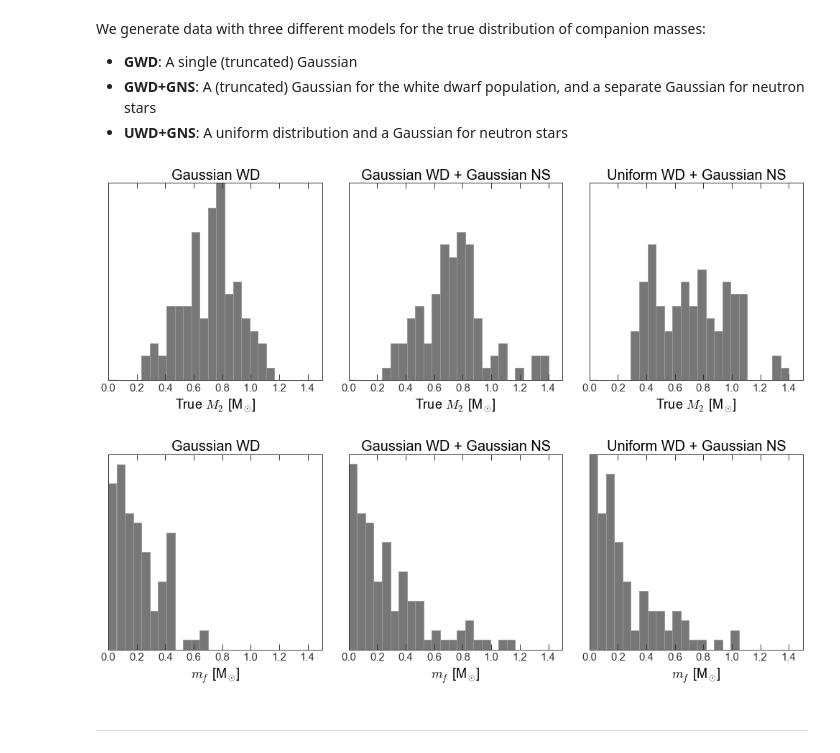
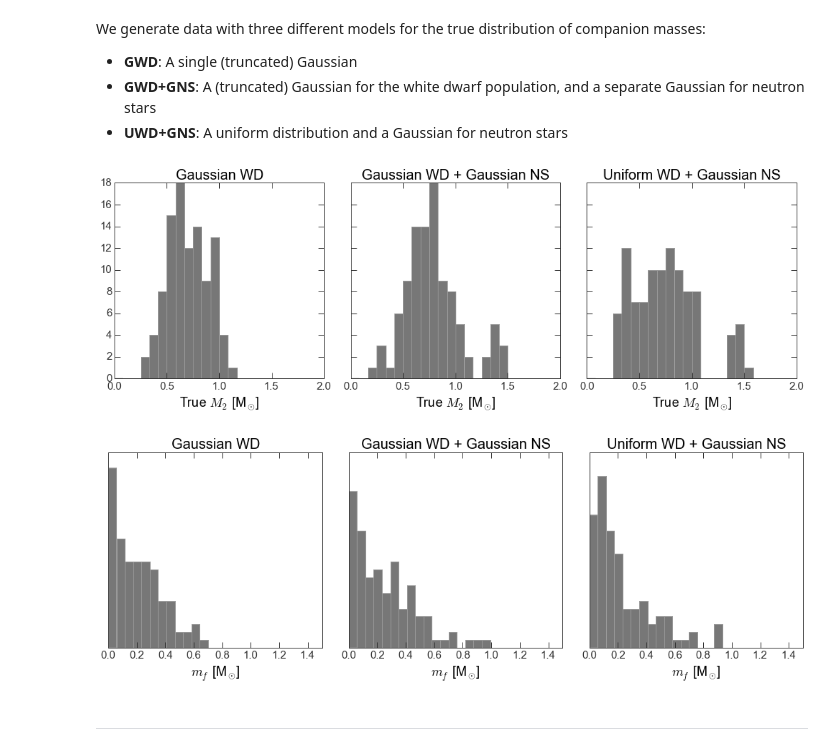
Before and after one commit to adrn/tilt-shift, a Jupyter notebook: notebooks/Paper figures.ipynb, the cells around one changed output. Cells and saved outputs as stored; diff of their text form; code cells hidden in the pictures.

```diff
--- a/notebooks/Paper figures.ipynb
+++ b/notebooks/Paper figures.ipynb
@@ -39,7 +39,7 @@ ndata = 100
 # Neutron star distribution properties (fixed)
 bounds_NS = (1.3, 2.) # Msun
 mean_NS = 1.4 # Msun
-stddev_NS = 0.1 # Msun
+stddev_NS = 0.05 # Msun
 # %% [markdown]
 We generate data with three different models for the true distribution of companion masses:
 * __GWD__: A single (truncated) Gaussian
@@ -59,7 +59,8 @@ def make_datasets(N, seed=None):
     params = OrderedDict()
 
     # generate random primary masses and inclination angles
-    m1 = np.random.uniform(0.2, 0.4, size=N) # Msun
+    # m1 = np.random.uniform(0.2, 0.4, size=N) # Msun
+    m1 = np.ones(N)*0.25
     sini = np.sin(np.arccos(1 - np.random.uniform(0.,1.,size=N))) # uniform in cos(i)
 
     # ------------------------------------------------------------------------------------------
@@ -94,19 +95,19 @@ def make_datasets(N, seed=None):
     p['mean_WD'] = 0.7 # Msun
     p['stddev_WD'] = 0.2 # Msun
     p['f_NS'] = 0.1 # 10% neutron stars
+    N_NS = int(N*p['f_NS'])
 
     # White dwarf companions
     a = (p['bounds_WD'][0] - p['mean_WD']) / p['stddev_WD']
     b = (p['bounds_WD'][1] - p['mean_WD']) / p['stddev_WD']
     gaussian = truncnorm(a, b, loc=p['mean_WD'], scale=p['stddev_WD'])
-    true_m2s = gaussian.rvs(N)
+    true_m2s = gaussian.rvs(N-N_NS)
 
     # Neutron stars companions
-    NS_ix = np.random.uniform(size=N) < p['f_NS']
     a = (bounds_NS[0] - mean_NS) / stddev_NS
     b = (bounds_NS[1] - mean_NS) / stddev_NS
     gaussian = truncnorm(a, b, loc=mean_NS, scale=stddev_NS)
-    true_m2s[NS_ix] = gaussian.rvs(sum(NS_ix))
+    true_m2s = np.append(true_m2s, gaussian.rvs(N_NS))
 
     d = dict()
     d['m1'] = m1
@@ -124,16 +125,16 @@ def make_datasets(N, seed=None):
     p['name'] = "Uniform WD + Gaussian NS"
     p['bounds_WD'] = (0.3, 1.1) # Msun
     p['f_NS'] = 0.1 # 10% neutron stars
+    N_NS = int(N*p['f_NS'])
 
     # White dwarf companions
-    true_m2s = np.random.uniform(p['bounds_WD'][0], p['bounds_WD'][1], size=N)
+    true_m2s = np.random.uniform(p['bounds_WD'][0], p['bounds_WD'][1], size=N-N_NS)
 
     # Neutron stars companions
-    NS_ix = np.random.uniform(size=N) < p['f_NS']
     a = (bounds_NS[0] - mean_NS) / stddev_NS
     b = (bounds_NS[1] - mean_NS) / stddev_NS
     gaussian = truncnorm(a, b, loc=mean_NS, scale=stddev_NS)
-    true_m2s[NS_ix] = gaussian.rvs(sum(NS_ix))
+    true_m2s = np.append(true_m2s, gaussian.rvs(N_NS))
 
     d = dict()
     d['m1'] = m1
@@ -147,20 +148,25 @@ def make_datasets(N, seed=None):
     return params, datasets
 # %%
 test_params,test_data = make_datasets(ndata, seed=42)
+# %%
+for k in test_params.keys():
+    td = test_data[k]
+    d = np.vstack((td['m1'], td['mf'], td['true_m2'], td['sini'])).T
+    np.savetxt("../data/test_{}_fixed_m1.dat".format(k), d, header='m1 mf true_m2 true_sini')
 # %%
 fig,axes = plt.subplots(1, 3, figsize=(14,5), sharex=True, sharey=True)
 
-bins = np.linspace(0.,1.4,25)
+bins = np.linspace(0.,2.,25)
 for i,(p,d) in enumerate(zip(test_params.values(), test_data.values())):
     axes[i].hist(d['true_m2'], bins=bins, color='#777777', edgecolor='#999999')
     axes[i].set_title(p['name'], fontsize=20)
     axes[i].set_xlabel("True $M_2$ [M$_\odot$]")
-    axes[i].yaxis.set_visible(False)
+    #axes[i].yaxis.set_visible(False)
 
-axes[0].set_xlim(0.,1.5)
+axes[0].set_xlim(0.,2.)
 fig.tight_layout()
 # %% [output]
-[figure, old version]
+[figure, new version]
 # %%
 fig,axes = plt.subplots(1, 3, figsize=(14,5), sharex=True, sharey=True)
 
@@ -174,7 +180,7 @@ for i,(p,d) in enumerate(zip(test_params.values(), test_data.values())):
 axes[0].set_xlim(0.,1.5)
 fig.tight_layout()
 # %% [output]
-[figure, old version]
+[figure, new version]
 # %% [markdown]
 ---
 # %% [markdown]
```
Also changed, not shown: parts of 17 cells of this notebook.
